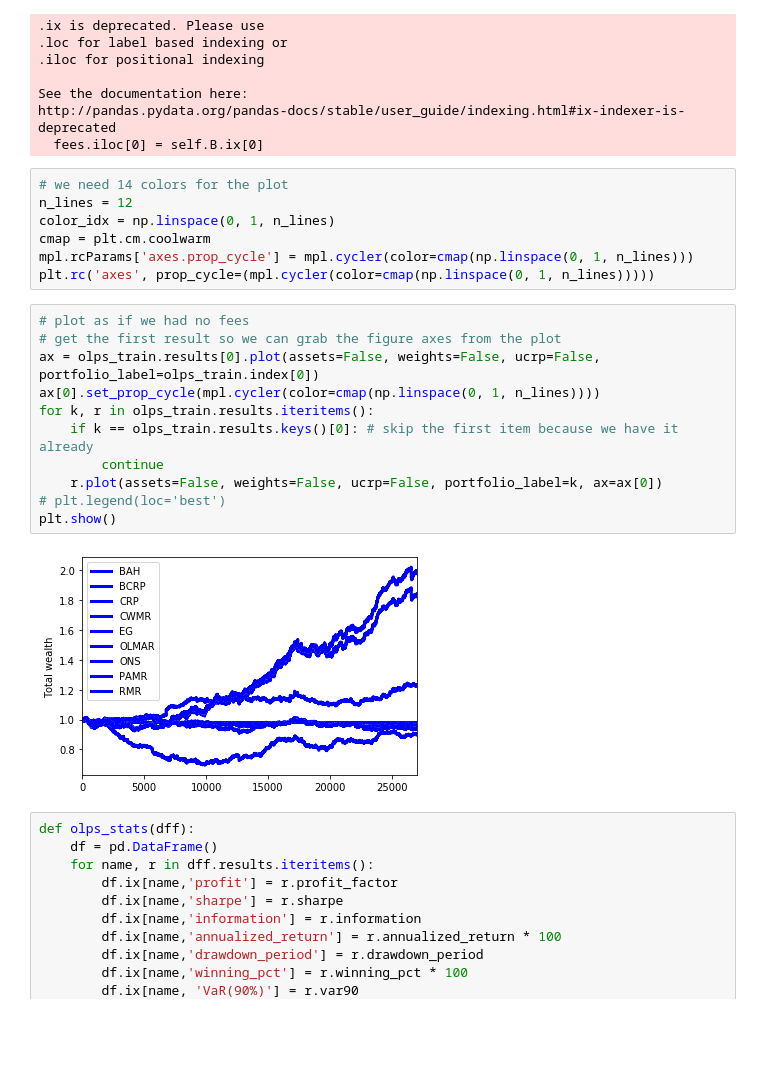
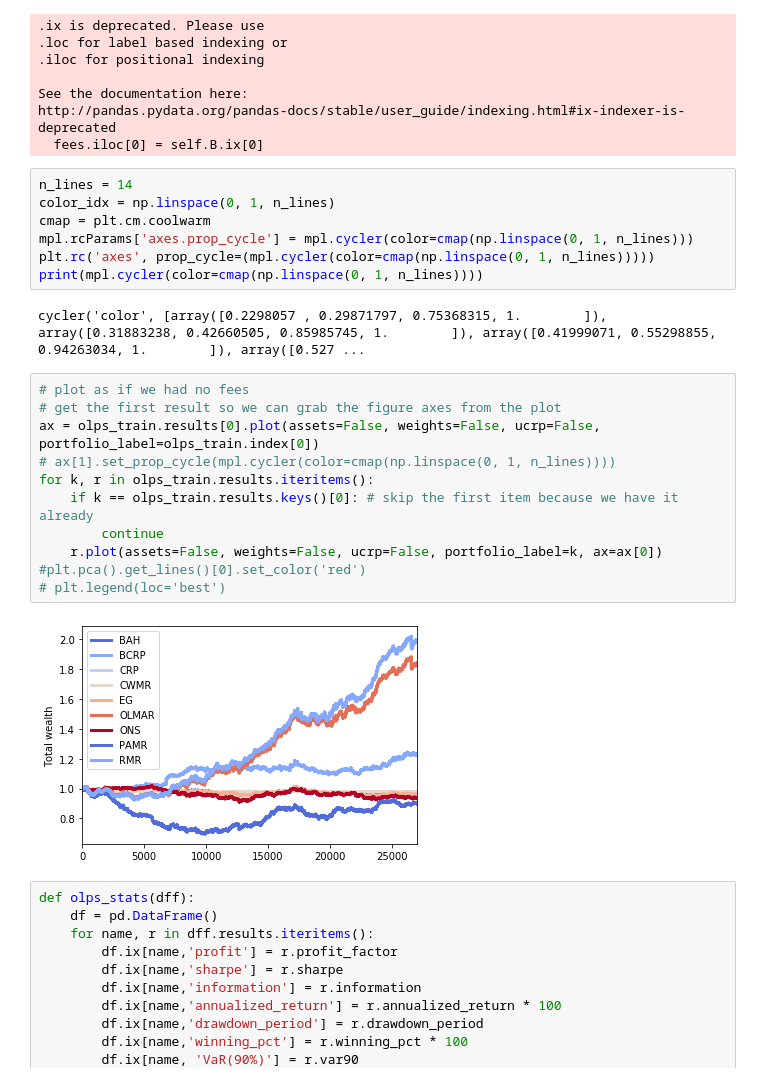
Before and after one commit to dexhunter/ECO301, a Jupyter notebook: test.ipynb, the cells around one changed output. Saved outputs shown, nothing was run; the diff lists cells and outputs as text; blank space fills up the shorter version.

```diff
--- a/test.ipynb
+++ b/test.ipynb
@@ -167,25 +189,27 @@ See the documentation here:
 http://pandas.pydata.org/pandas-docs/stable/user_guide/indexing.html#ix-indexer-is-deprecated
   fees.iloc[0] = self.B.ix[0]
 # %%
-# we need 14 colors for the plot
-n_lines = 12
+n_lines = 14
 color_idx = np.linspace(0, 1, n_lines)
 cmap = plt.cm.coolwarm
 mpl.rcParams['axes.prop_cycle'] = mpl.cycler(color=cmap(np.linspace(0, 1, n_lines)))
 plt.rc('axes', prop_cycle=(mpl.cycler(color=cmap(np.linspace(0, 1, n_lines)))))
+print(mpl.cycler(color=cmap(np.linspace(0, 1, n_lines))))
+# %% [output]
+cycler('color', [array([0.2298057 , 0.29871797, 0.75368315, 1.        ]), array([0.31883238, 0.42660505, 0.85985745, 1.        ]), array([0.41999071, 0.55298855, 0.94263034, 1.        ]), array([0.527 ...
 # %%
 # plot as if we had no fees
 # get the first result so we can grab the figure axes from the plot
 ax = olps_train.results[0].plot(assets=False, weights=False, ucrp=False, portfolio_label=olps_train.index[0])
-ax[0].set_prop_cycle(mpl.cycler(color=cmap(np.linspace(0, 1, n_lines))))
+# ax[1].set_prop_cycle(mpl.cycler(color=cmap(np.linspace(0, 1, n_lines))))
 for k, r in olps_train.results.iteritems():
     if k == olps_train.results.keys()[0]: # skip the first item because we have it already
         continue
     r.plot(assets=False, weights=False, ucrp=False, portfolio_label=k, ax=ax[0])
+#plt.pca().get_lines()[0].set_color('red')
 # plt.legend(loc='best')
-plt.show()
 # %% [output]
-[figure, old version]
+[figure, new version]
 # %%
 def olps_stats(dff):
     df = pd.DataFrame()
```
Also changed, not shown: parts of 4 cells of this notebook.
